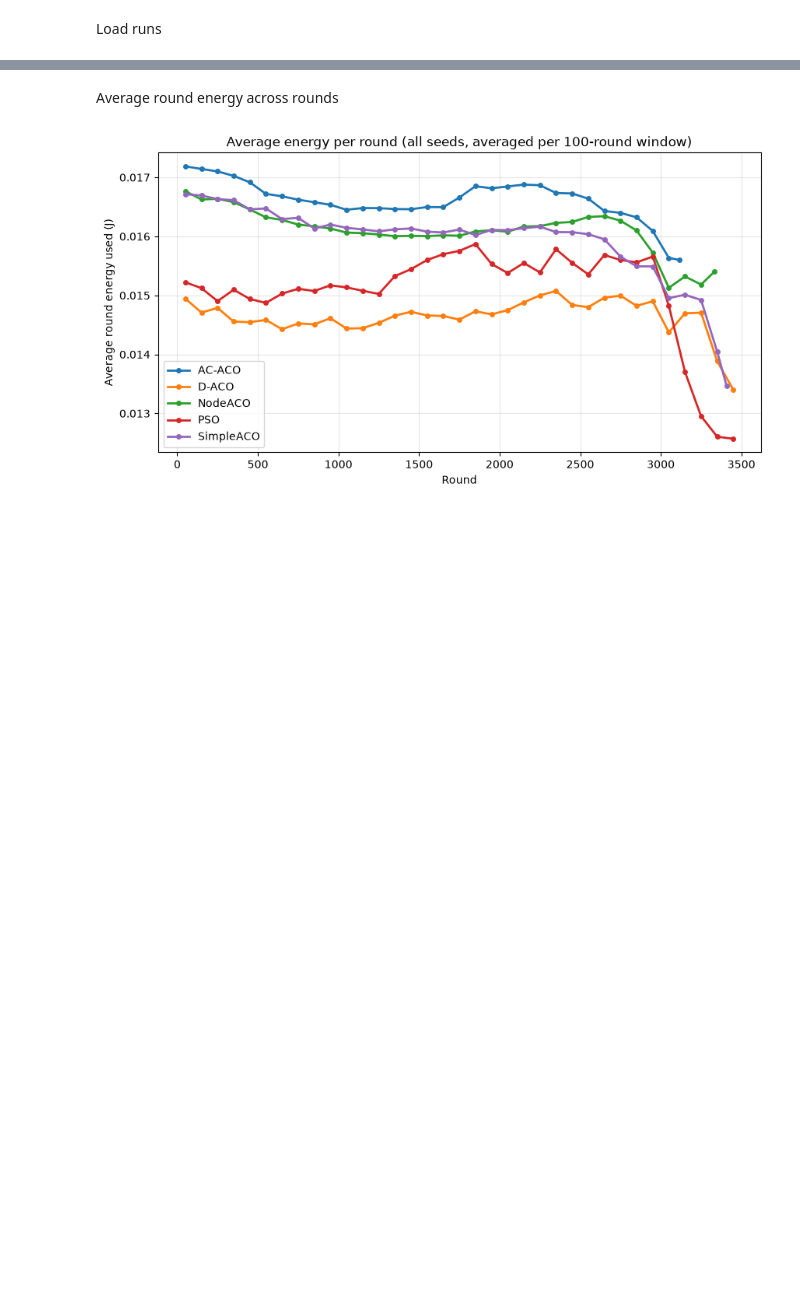
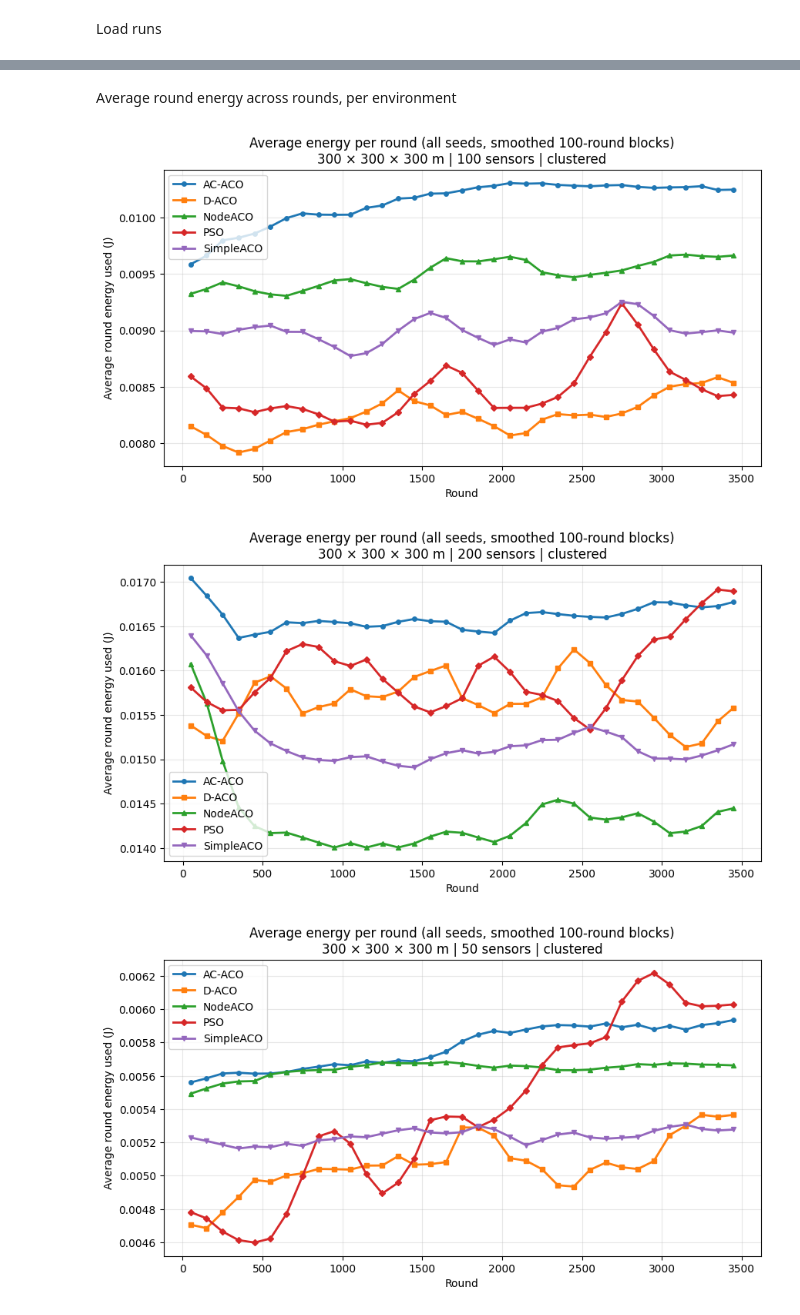
Before and after one commit to sida1420/uwsn, a Jupyter notebook: src/analyze.ipynb, the cells around one changed output, grey strips where cells are left out. Cells and saved outputs as stored; diff of their text form; code cells hidden in the pictures; blank space fills up the shorter version.

```diff
--- a/src/analyze.ipynb
+++ b/src/analyze.ipynb
@@ -157,33 +213,40 @@ plt.show()
 # %% [markdown]
-Average round energy across rounds
+Average round energy across rounds, per environment
 # %%
-def mean_energy_curve(algo):
-    series = [r["history"]["round_energy"].to_numpy() for r in runs if r["algo"] == algo]
-    length = max(len(s) for s in series)
-    padded = np.full((len(series), length), np.nan)
-    for i, s in enumerate(series):
-        padded[i, : len(s)] = s  # runs that died earlier stay NaN afterwards
-    return np.nanmean(padded, axis=0)
+def mean_energy_curve(environment_runs, algo):
+    series = [
+        run["history"].set_index("round")["round_energy"]
+        for run in environment_runs if run["algo"] == algo and not run["history"].empty
+    ]
+    if not series:
+        return pd.Series(dtype=float)
+    # Only average runs that recorded this round; ended runs have no observation.
+    return pd.concat(series, axis=1).mean(axis=1).sort_index()
 
 
-def window_average(curve, window=AVG_WINDOW):
-    """Average each consecutive block of `window` rounds; returns (block centers, block means)."""
-    starts = np.arange(0, len(curve), window)
-    means = np.array([curve[s : s + window].mean() for s in starts])
-    centers = starts + np.array([len(curve[s : s + window]) for s in starts]) / 2
-    return centers, means
+def smooth_energy_curve(curve, window=AVG_WINDOW):
+    """Average non-overlapping blocks, then smooth across three block means."""
+    blocks = [curve.iloc[start:start + window] for start in range(0, len(curve), window)]
+    centers = np.array([np.mean(block.index) for block in blocks])
+    means = pd.Series([block.mean() for block in blocks], dtype=float)
+    return centers, means.rolling(3, center=True, min_periods=1).mean().to_numpy()
 
 
-fig, ax = plt.subplots(figsize=(10, 5))
-for algo in ALGOS:
-    x, y = window_average(mean_energy_curve(algo))
-    ax.plot(x, y, marker="o", markersize=4, linewidth=2, label=algo)
-
-ax.set_xlabel("Round")
-ax.set_ylabel(f"Average round energy used ({ENERGY_UNIT})")
-ax.set_title(f"Average energy per round ({seed_label}, averaged per {AVG_WINDOW}-round window)")
-ax.legend()
-ax.grid(alpha=0.3)
-plt.show()
+for environment, environment_runs in RUNS_BY_ENV.items():
+    fig, ax = plt.subplots(figsize=(10, 5))
+    for algo in dict.fromkeys(run["algo"] for run in environment_runs):
+        x, y = smooth_energy_curve(mean_energy_curve(environment_runs, algo))
+        ax.plot(x, y, linewidth=2, markersize=4, label=algo, **styles[algo])
+    if all(run["history"].empty for run in environment_runs):
+        ax.text(0.5, 0.5, "No completed rounds", transform=ax.transAxes, ha="center")
+    ax.set_xlabel("Round")
+    ax.set_ylabel(f"Average round energy used ({ENERGY_UNIT})")
+    ax.set_title(f"Average energy per round ({seed_label}, smoothed {AVG_WINDOW}-round blocks)"
+                 f"\n{environment_label(environment)}")
+    ax.legend()
+    ax.grid(alpha=0.3)
+    plt.show()
 # %% [output]
-[figure, old version]
+[figure, new version]
+[figure, added]
+[figure, added]
```
Also changed, not shown: parts of 10 cells of this notebook, 8 other files.
